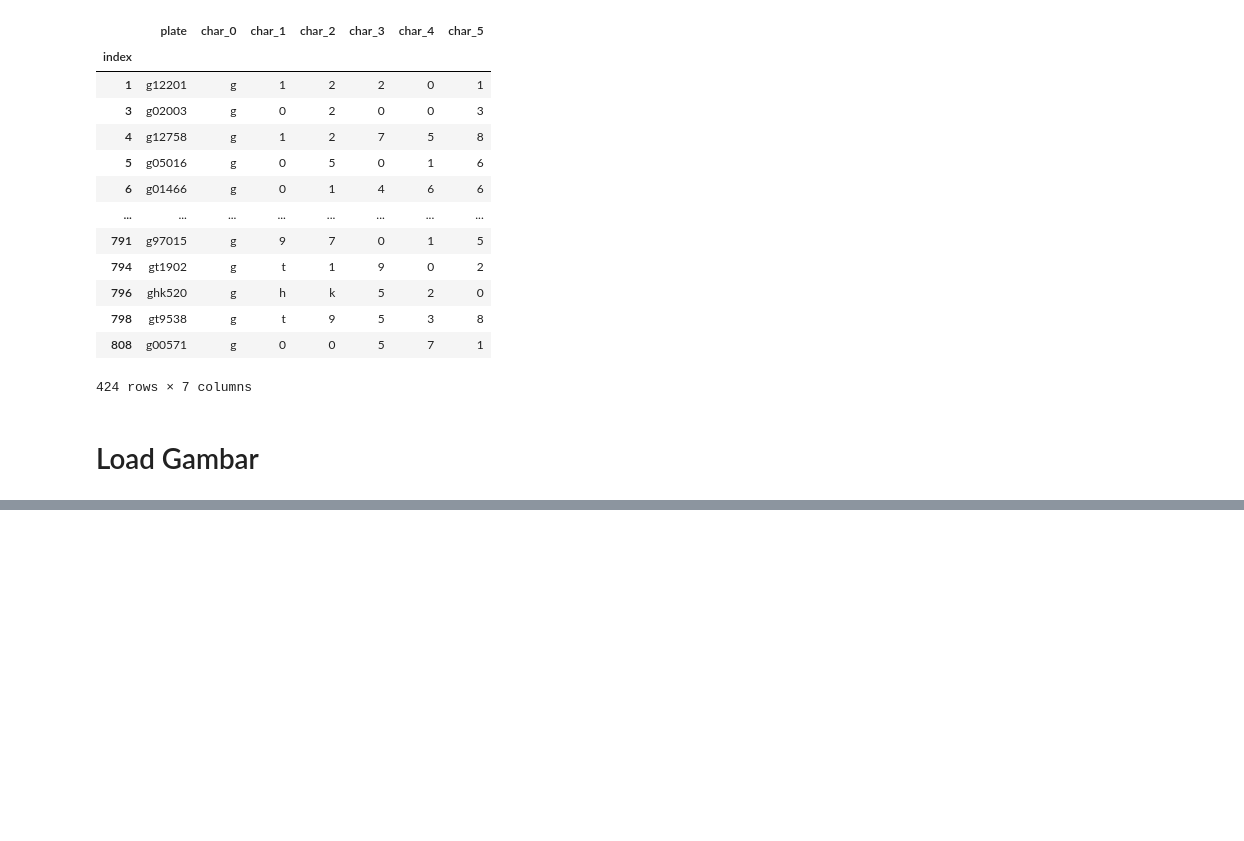
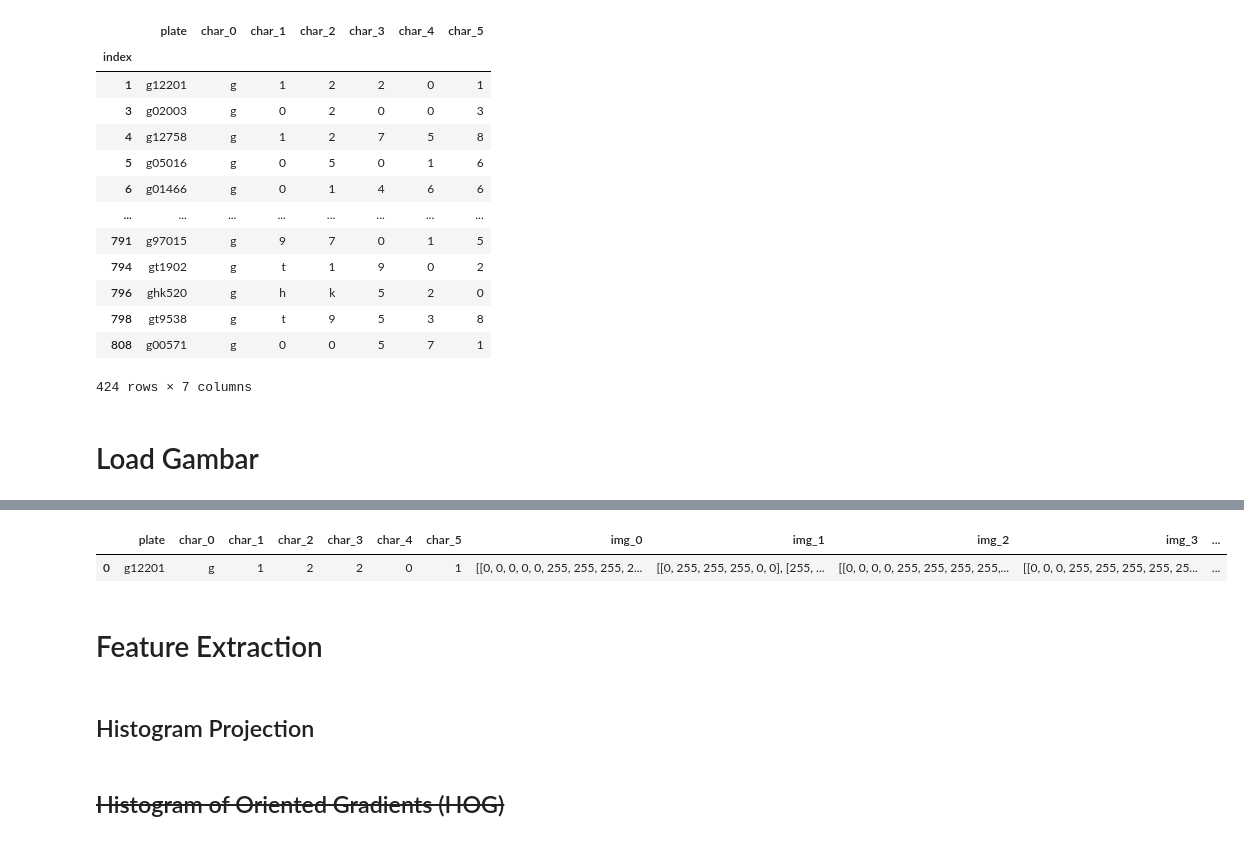
Before and after one commit to abdzufar/PCD-PlatNomor, a Jupyter notebook: classification.ipynb, the cells around one changed output, grey strips where cells are left out. Cells and saved outputs as stored; diff of their text form; code cells hidden in the pictures; blank space fills up the shorter version.

```diff
--- a/classification.ipynb
+++ b/classification.ipynb
@@ -44,7 +44,7 @@ metadata
 810 rows × 3 columns
 # %%
 # Ambil yang nonbiru sesuai batasan masalah
-metadata_non_biru = metadata[metadata['bukan_biru'] != 1][['plate']]
+metadata_non_biru = metadata[metadata['bukan_biru'] != 1][['plate']].copy()
 indeks_non_biru = metadata_non_biru.index.to_list()
 for i in range(6):
     metadata_non_biru[f'char_{i}'] = metadata_non_biru['plate'].str[i]
@@ -80,7 +80,7 @@ metadata_non_biru
 # for file in six_file_names:
 #     shutil.copy(os.path.join(IMAGE_PATH, 'plots', file), os.path.join(IMAGE_PATH, 'plots_6', file))
 usable_index=[int(x.split('_')[0]) for x in natsorted(os.listdir(os.path.join(IMAGE_PATH, 'plots_6')))]
-metadata_non_biru = metadata_non_biru[metadata_non_biru.index.isin(usable_index)]
+metadata_non_biru = metadata_non_biru[metadata_non_biru.index.isin(usable_index)].copy()
 metadata_non_biru
 # %% [output]
 |  | plate | char_0 | char_1 | char_2 | char_3 | char_4 | char_5 |
@@ -103,4 +103,4 @@ metadata_non_biru
 # Load semua gambar karakter yang sudah tersegmen
 
 for i in range(6):
-    metadata_non_biru.loc[:, f'img_{i}'] = metadata_non_biru.apply(lambda x: cv2.imread(os.path.join(CHARACTER_PATH, f"{x.name}_{i}.png"), cv2.IMREAD_GRAYSCALE), axis=1)
+    metadata_non_biru[f'img_{i}'] = metadata_non_biru.apply(lambda x: cv2.imread(os.path.join(CHARACTER_PATH, f"{x.name}_{i}.png"), cv2.IMREAD_GRAYSCALE), axis=1)
@@ -140,0 +107,17 @@ memory usage: 34.7+ KB
+# %%
+metadata_non_biru.reset_index(inplace=True, drop=True)
+
+def resize_image(image, size=(32, 32)):
+    return cv2.resize(image, size, interpolation=cv2.INTER_NEAREST)
+
+for i in range(6):
+    metadata_non_biru[f'resized_img_{i}'] = metadata_non_biru[f'img_{i}'].apply(lambda img: resize_image(img))
+
+metadata_non_biru.head(1)
+# %% [output]
+|  | plate | char_0 | char_1 | char_2 | char_3 | char_4 | char_5 | img_0 | img_1 | img_2 | img_3 | ... |
+| 0 | g12201 | g | 1 | 2 | 2 | 0 | 1 | [[0, 0, 0, 0, 0, 255, 255, 255, 2... | [[0, 255, 255, 255, 0, 0], [255, ... | [[0, 0, 0, 0, 255, 255, 255, 255,... | [[0, 0, 0, 255, 255, 255, 255, 25... | ... |
+# %% [markdown]
+# Feature Extraction
+# %% [markdown]
+## Histogram Projection
@@ -140,0 +130,2 @@ memory usage: 34.7+ KB
+# %% [markdown]
+## ~~Histogram of Oriented Gradients (HOG)~~
```
Also changed, not shown: parts of 35 cells of this notebook, 6 other files.
